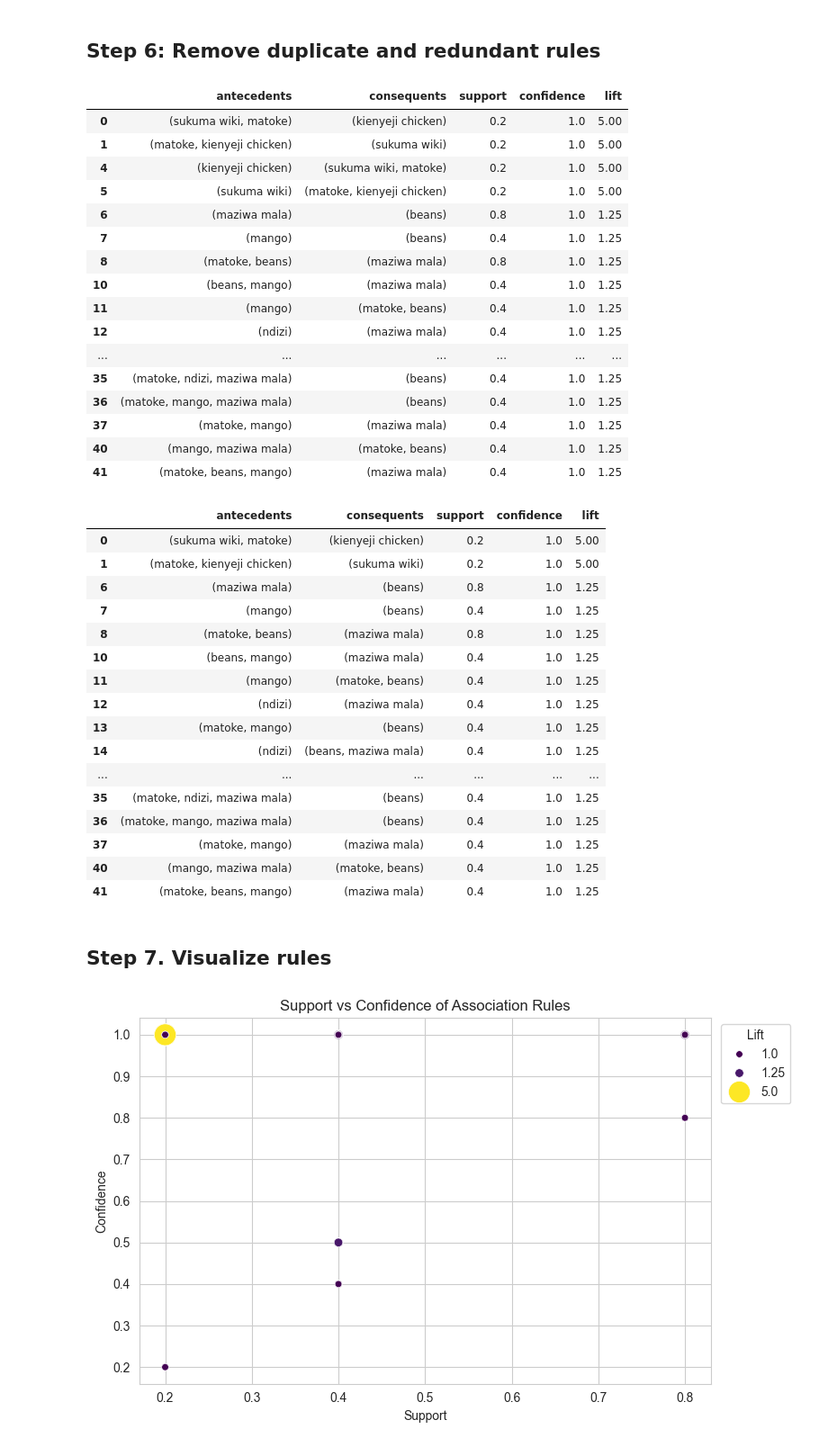
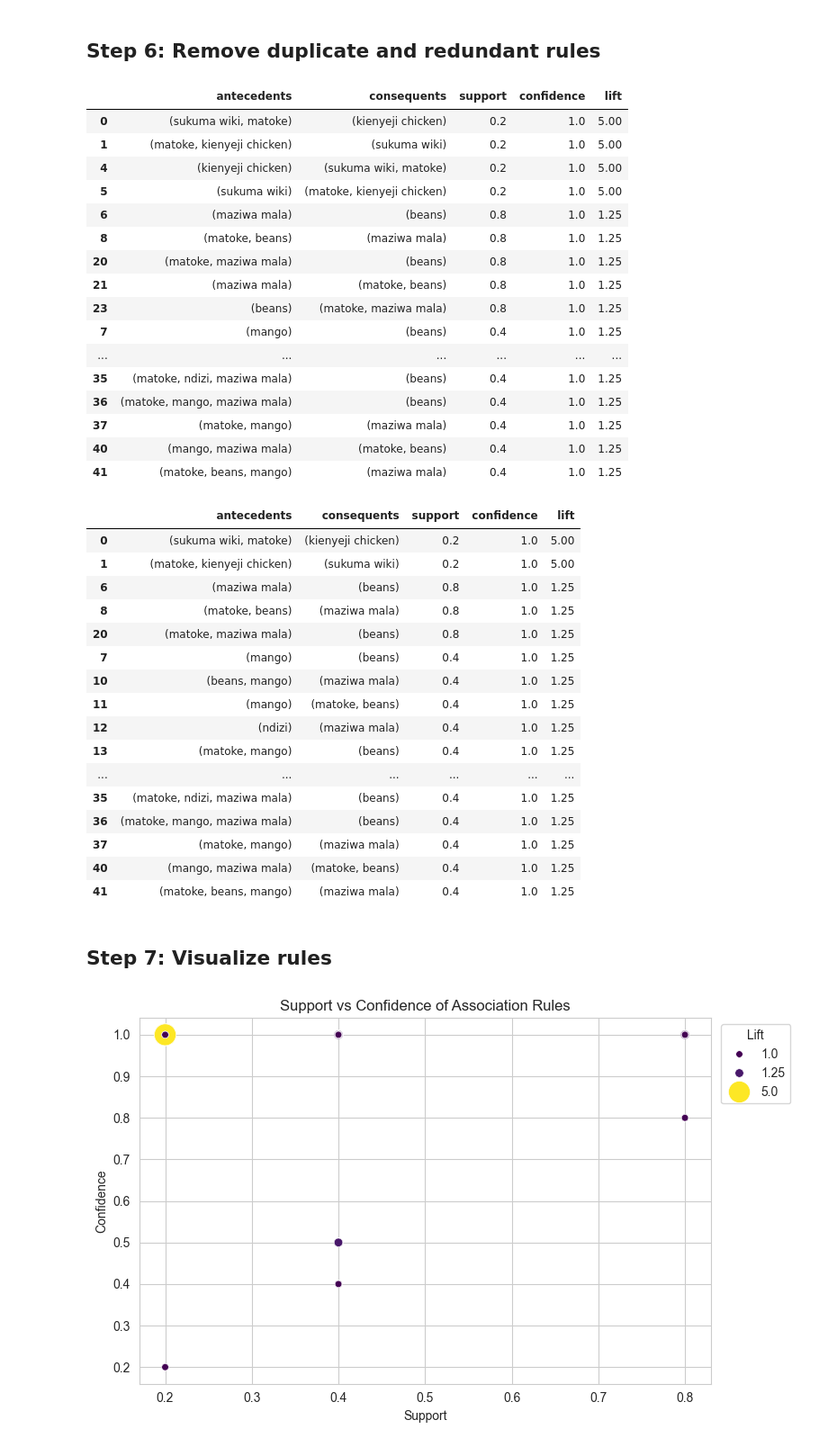
Before and after one commit to course-files/ClusteringandAssociationRuleMining, a Jupyter notebook: 7a_association_rule_learning.ipynb, the cells around one changed output. Shown at 90% size. Cells and saved outputs as stored; diff of their text form; code cells hidden in the pictures.

```diff
--- a/7a_association_rule_learning.ipynb
+++ b/7a_association_rule_learning.ipynb
@@ -287,37 +275,38 @@ strong_rules.head(15)[['antecedents', 'consequents', 'support', 'confidence', 'l
 # %%
 # Filter out redundant rules where antecedents are subsets of other antecedents
 def remove_duplicates(rules):
     rules = rules.sort_values(by=['lift', 'confidence'], ascending=[False, False]).reset_index(drop=True)
     unique_rules = []
 
     for i, row_i in rules.iterrows():
         is_redundant = False
         for j, row_j in enumerate(unique_rules):
             if row_i['consequents'] == row_j['consequents'] and row_i['antecedents'].issubset(row_j['antecedents']):
                 is_redundant = True
                 break
 
         # Keep only non-redundant rules
         if not is_redundant:
             unique_rules.append(row_i)
 
     return pd.DataFrame(unique_rules)
 
 # Apply the function to the strong rules
 nonredundant_rules = remove_duplicates(strong_rules)
+nonredundant_rules = nonredundant_rules.sort_values(by=['lift', 'support'], ascending=[False, False])
 nonredundant_rules[['antecedents', 'consequents', 'support', 'confidence', 'lift']]
 # %% [output]
 |  | antecedents | consequents | support | confidence | lift |
 | 0 | (sukuma wiki, matoke) | (kienyeji chicken) | 0.2 | 1.0 | 5.00 |
 | 1 | (matoke, kienyeji chicken) | (sukuma wiki) | 0.2 | 1.0 | 5.00 |
 | 4 | (kienyeji chicken) | (sukuma wiki, matoke) | 0.2 | 1.0 | 5.00 |
 | 5 | (sukuma wiki) | (matoke, kienyeji chicken) | 0.2 | 1.0 | 5.00 |
 | 6 | (maziwa mala) | (beans) | 0.8 | 1.0 | 1.25 |
+| 8 | (matoke, beans) | (maziwa mala) | 0.8 | 1.0 | 1.25 |
+| 20 | (matoke, maziwa mala) | (beans) | 0.8 | 1.0 | 1.25 |
+| 21 | (maziwa mala) | (matoke, beans) | 0.8 | 1.0 | 1.25 |
+| 23 | (beans) | (matoke, maziwa mala) | 0.8 | 1.0 | 1.25 |
 | 7 | (mango) | (beans) | 0.4 | 1.0 | 1.25 |
-| 8 | (matoke, beans) | (maziwa mala) | 0.8 | 1.0 | 1.25 |
-| 10 | (beans, mango) | (maziwa mala) | 0.4 | 1.0 | 1.25 |
-| 11 | (mango) | (matoke, beans) | 0.4 | 1.0 | 1.25 |
-| 12 | (ndizi) | (maziwa mala) | 0.4 | 1.0 | 1.25 |
 | ... | ... | ... | ... | ... | ... |
 | 35 | (matoke, ndizi, maziwa mala) | (beans) | 0.4 | 1.0 | 1.25 |
 | 36 | (matoke, mango, maziwa mala) | (beans) | 0.4 | 1.0 | 1.25 |
@@ -344,19 +333,20 @@ def remove_bidirectional_redundancy(rules):
 
 # Apply the function to the strong rules
 cleaned_rules = remove_bidirectional_redundancy(nonredundant_rules)
+cleaned_rules = cleaned_rules.sort_values(by=['lift', 'support'], ascending=[False, False])
 cleaned_rules[['antecedents', 'consequents', 'support', 'confidence', 'lift']]
 # %% [output]
 |  | antecedents | consequents | support | confidence | lift |
 | 0 | (sukuma wiki, matoke) | (kienyeji chicken) | 0.2 | 1.0 | 5.00 |
 | 1 | (matoke, kienyeji chicken) | (sukuma wiki) | 0.2 | 1.0 | 5.00 |
 | 6 | (maziwa mala) | (beans) | 0.8 | 1.0 | 1.25 |
+| 8 | (matoke, beans) | (maziwa mala) | 0.8 | 1.0 | 1.25 |
+| 20 | (matoke, maziwa mala) | (beans) | 0.8 | 1.0 | 1.25 |
 | 7 | (mango) | (beans) | 0.4 | 1.0 | 1.25 |
-| 8 | (matoke, beans) | (maziwa mala) | 0.8 | 1.0 | 1.25 |
 | 10 | (beans, mango) | (maziwa mala) | 0.4 | 1.0 | 1.25 |
 | 11 | (mango) | (matoke, beans) | 0.4 | 1.0 | 1.25 |
 | 12 | (ndizi) | (maziwa mala) | 0.4 | 1.0 | 1.25 |
 | 13 | (matoke, mango) | (beans) | 0.4 | 1.0 | 1.25 |
-| 14 | (ndizi) | (beans, maziwa mala) | 0.4 | 1.0 | 1.25 |
 | ... | ... | ... | ... | ... | ... |
 | 35 | (matoke, ndizi, maziwa mala) | (beans) | 0.4 | 1.0 | 1.25 |
 | 36 | (matoke, mango, maziwa mala) | (beans) | 0.4 | 1.0 | 1.25 |
@@ -364,7 +354,7 @@ cleaned_rules[['antecedents', 'consequents', 'support', 'confidence', 'lift']]
 | 40 | (mango, maziwa mala) | (matoke, beans) | 0.4 | 1.0 | 1.25 |
 | 41 | (matoke, beans, mango) | (maziwa mala) | 0.4 | 1.0 | 1.25 |
 # %% [markdown]
-## Step 7. Visualize rules
+## Step 7: Visualize rules
 # %%
 plt.figure(figsize=(8,5))
 sns.scatterplot(data=rules, x='support', y='confidence', size='lift', hue='lift', palette='viridis', sizes=(30, 300))
```
Also changed, not shown: parts of 13 cells of this notebook, 1 other file.
